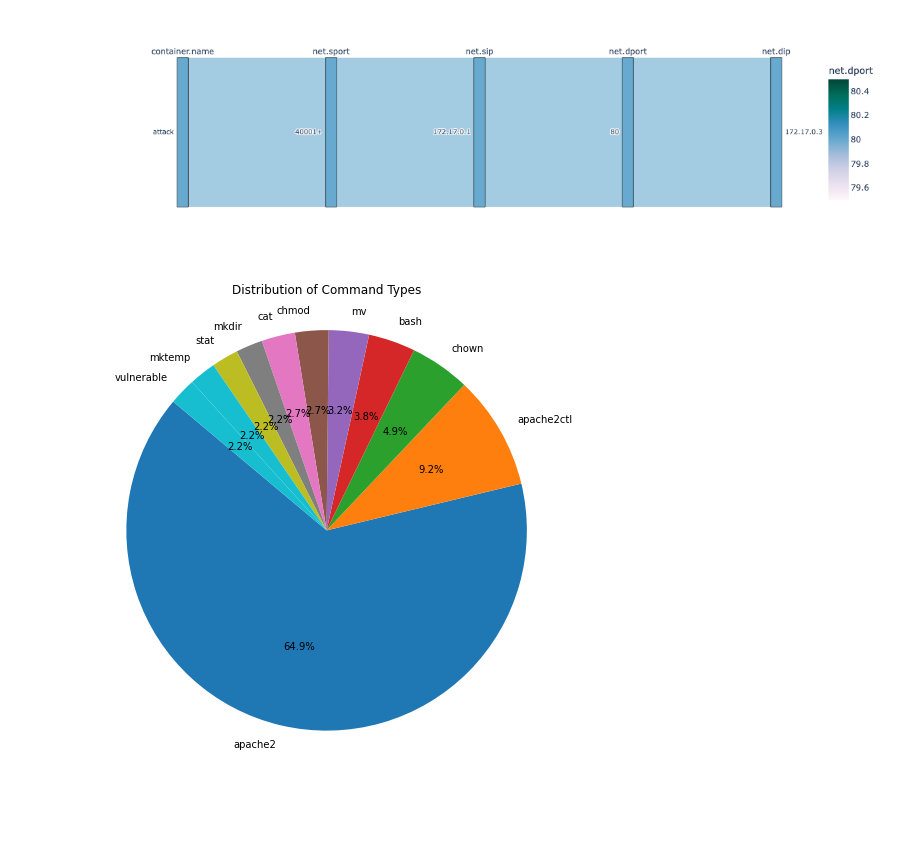
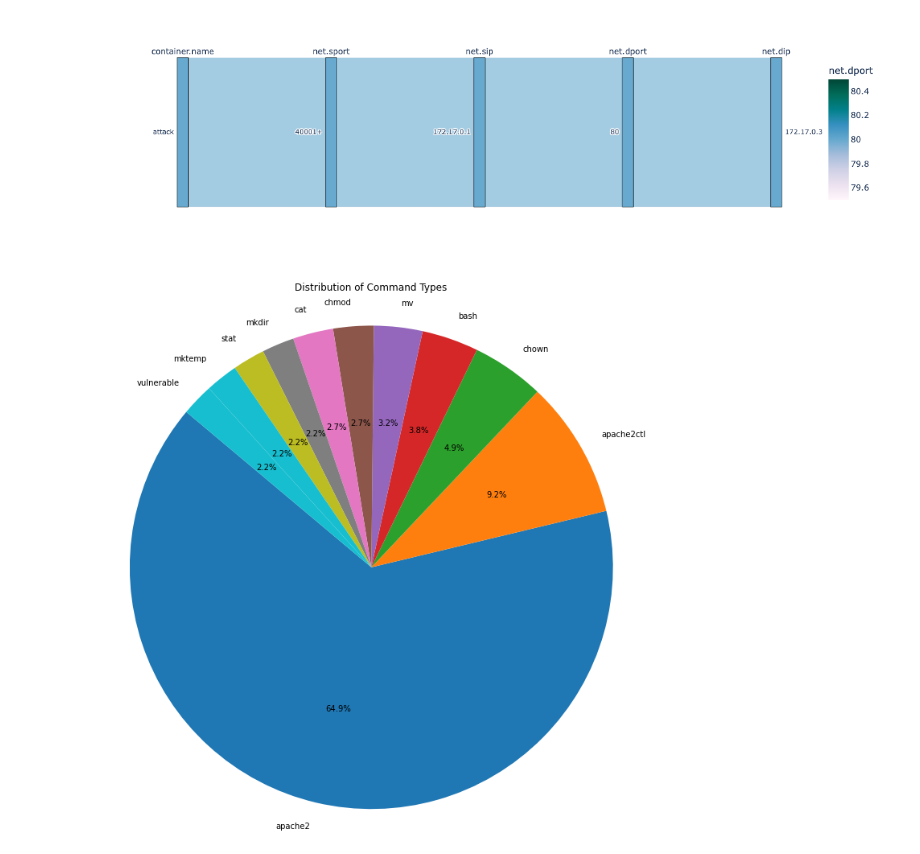
Before and after one commit to WangWNico/sf-lab, a Jupyter notebook: pynb/ShellShock.ipynb, the cells around one changed output. Drawn from its saved outputs; the diff is of its cells as text; code cells hidden in the pictures; blank space fills up the shorter version.

Commit message:
Updating and again adding new features for the pie chart in ShellShock.ipynb

```diff
--- a/pynb/ShellShock.ipynb
+++ b/pynb/ShellShock.ipynb
@@ -195,16 +195,17 @@ selected_data = df[_cols]
 # %%
 command_type_counts = pd.Series(command_types).value_counts()
 
 #I originally ran into an issue where some colors overlapping right next to eachother so this should solve it
 num_colors = len(command_type_counts)
 color_map = plt.cm.get_cmap('tab10', num_colors)
 
 #Creating a pie chart of all the commands used
-plt.figure(figsize=(8, 8))
+plt.figure(figsize=(12, 12))
 command_type_counts.plot(kind='pie', autopct='%1.1f%%', startangle=140, colors=color_map(range(num_colors)))
 plt.title('Distribution of Command Types',pad=20)
 plt.ylabel('')
 plt.axis('equal')  #Equal aspect ratio should force this to be a circle
+plt.xticks(fontsize=12)
 plt.show()
 # %% [output]
-[figure, old version]
+[figure, new version]
```
